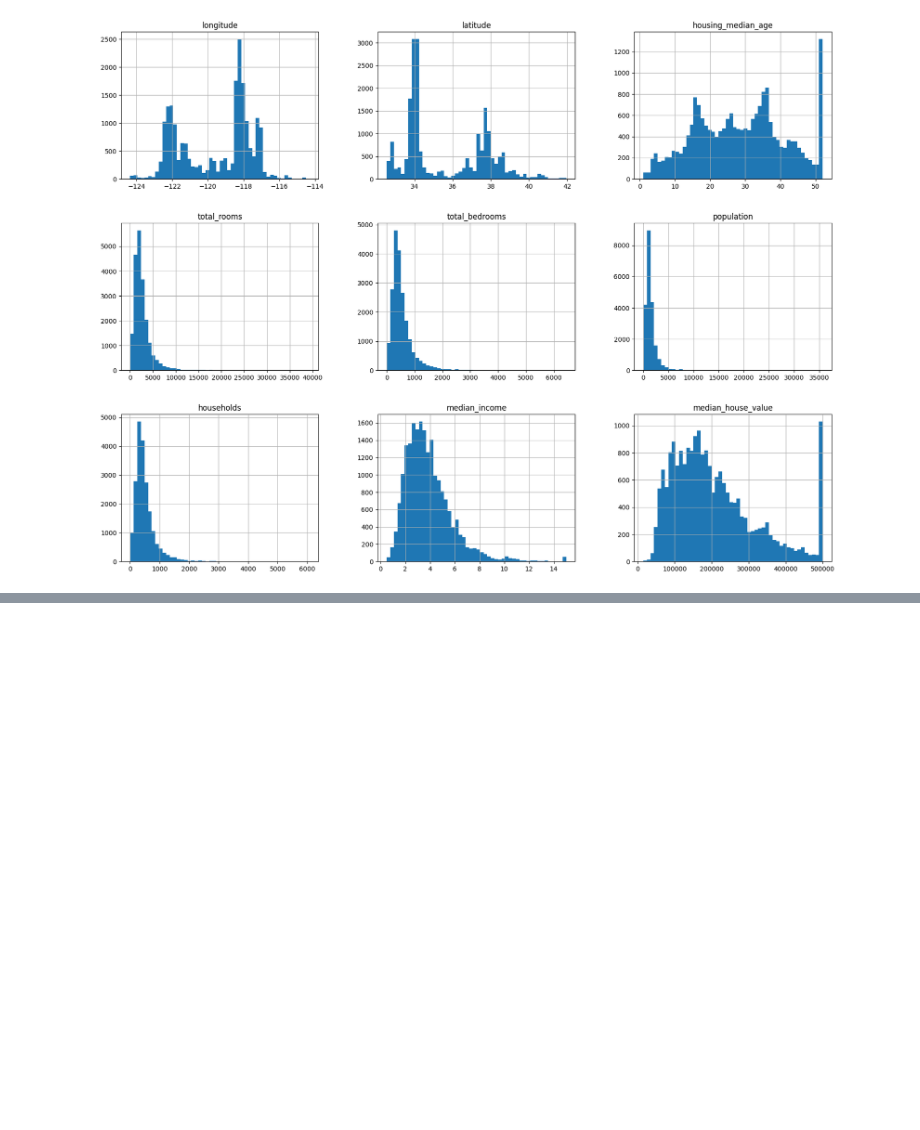
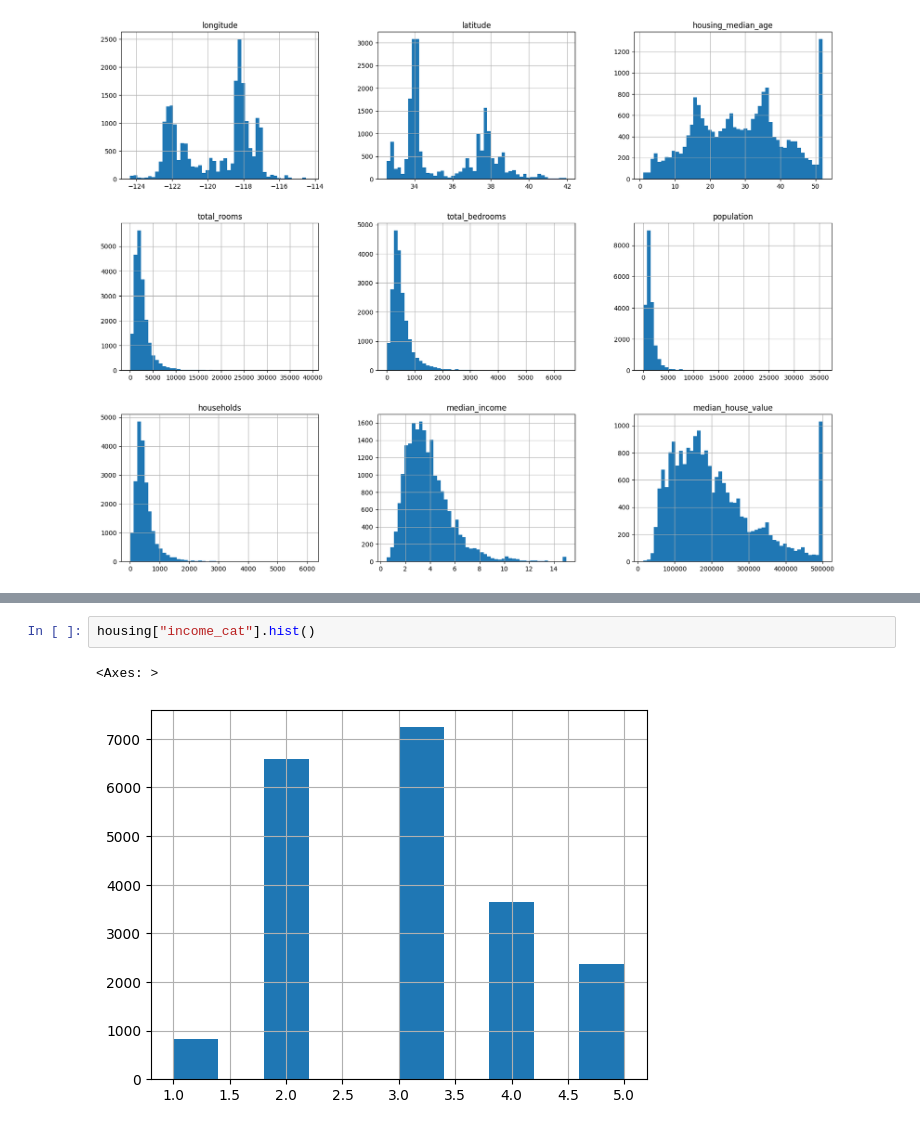
Before and after one commit to regional-specter/Learning-ML, a Jupyter notebook: ML Books Practice/Hands-On ML/HousingPrices.ipynb, the cells around one changed output, grey strips where cells are left out. Drawn from its saved outputs; the diff is of its cells as text; blank space fills up the shorter version.

```diff
--- a/ML Books Practice/Hands-On ML/HousingPrices.ipynb
+++ b/ML Books Practice/Hands-On ML/HousingPrices.ipynb
@@ -117,0 +171,5 @@ NameError: name 'np' is not defined
+# %%
+housing["income_cat"].hist()
+# %% [output]
+<Axes: >
+[figure, added]
```
Also changed, not shown: parts of 6 cells of this notebook.
